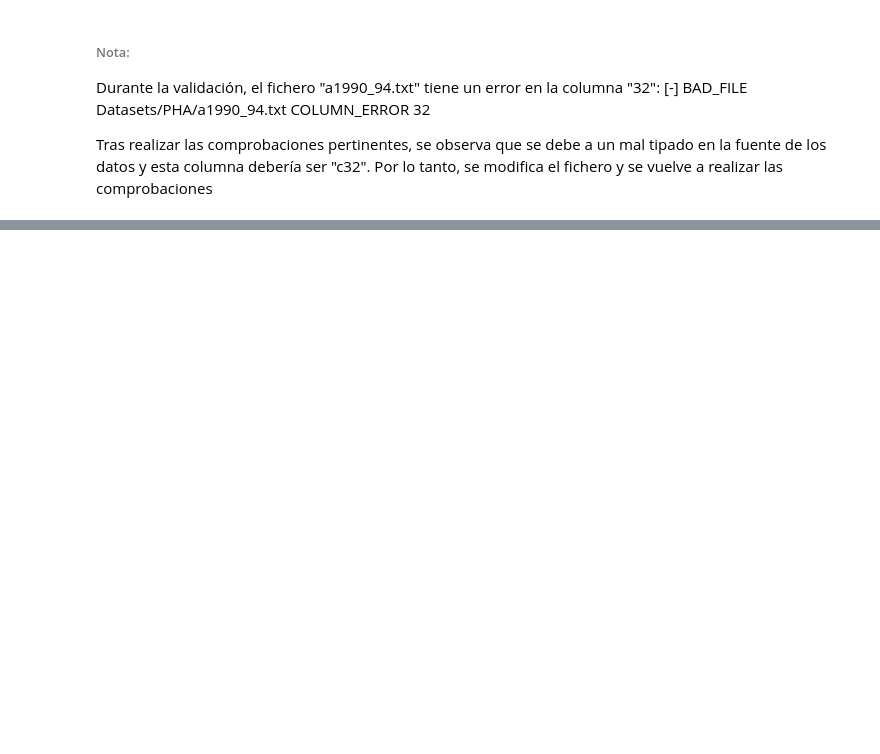
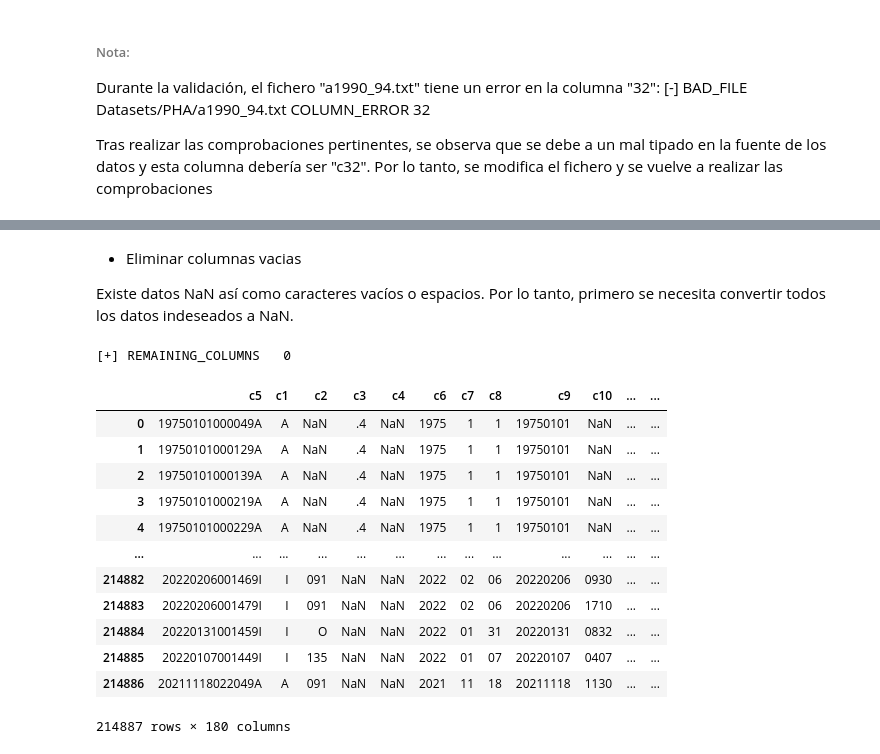
Before and after one commit to Vic-silo/TFM-EIP, a Jupyter notebook: ML-Models/PHA-Datasets.ipynb, the cells around one changed output, grey strips where cells are left out. Cells and saved outputs as stored; diff of their text form; code cells hidden in the pictures; blank space fills up the shorter version.

```diff
--- a/ML-Models/PHA-Datasets.ipynb
+++ b/ML-Models/PHA-Datasets.ipynb
@@ -181,0 +221,45 @@ Una vez validado el dataframe, debido al gran volumen de datos que existe, se gu
+# %% [markdown]
+- Eliminar columnas vacias
+
+Existe datos NaN así como caracteres vacíos o espacios. Por lo tanto, primero se necesita convertir todos los datos indeseados a NaN.
+# %%
+logging.basicConfig(filename='nan-convert.log', level=logging.DEBUG)
+
+def clean_data(value):
+    # Si se trata de un valor en blanco sustituir a NaN
+    try:
+        if isinstance(value, str) and (value.isspace() or value == ''):
+            return np.nan
+
+        return value
+
+    except Exception as e:
+        logging.info(f'[-] ERROR\t{e.__str__()}\tcol:{column}\trow:{i}\tvalue:{value}')
+        return value
+# %%
+# Iterar sobre todas las columnas y comprobar sus valores
+columns = len(df_clean.columns)
+
+for column in df_clean.columns:
+    # Utilizar compresion de listas y aplicar el filtrado de valores
+    values = [clean_data(value) for value in df_clean[column]]
+    df_clean[column] = values
+    columns -= 1
+    print(f'[+] REMAINING_COLUMNS\t{columns}\t', end='\r')
+
+df_clean
+# %% [output]
+[+] REMAINING_COLUMNS   0
+|  | c5 | c1 | c2 | c3 | c4 | c6 | c7 | c8 | c9 | c10 | ... | ... |
+| 0 | 19750101000049A | A | NaN | .4 | NaN | 1975 | 1 | 1 | 19750101 | NaN | ... | ... |
+| 1 | 19750101000129A | A | NaN | .4 | NaN | 1975 | 1 | 1 | 19750101 | NaN | ... | ... |
+| 2 | 19750101000139A | A | NaN | .4 | NaN | 1975 | 1 | 1 | 19750101 | NaN | ... | ... |
+| 3 | 19750101000219A | A | NaN | .4 | NaN | 1975 | 1 | 1 | 19750101 | NaN | ... | ... |
+| 4 | 19750101000229A | A | NaN | .4 | NaN | 1975 | 1 | 1 | 19750101 | NaN | ... | ... |
+| ... | ... | ... | ... | ... | ... | ... | ... | ... | ... | ... | ... | ... |
+| 214882 | 20220206001469I | I | 091 | NaN | NaN | 2022 | 02 | 06 | 20220206 | 0930 | ... | ... |
+| 214883 | 20220206001479I | I | 091 | NaN | NaN | 2022 | 02 | 06 | 20220206 | 1710 | ... | ... |
+| 214884 | 20220131001459I | I | O | NaN | NaN | 2022 | 01 | 31 | 20220131 | 0832 | ... | ... |
+| 214885 | 20220107001449I | I | 135 | NaN | NaN | 2022 | 01 | 07 | 20220107 | 0407 | ... | ... |
+| 214886 | 20211118022049A | A | 091 | NaN | NaN | 2021 | 11 | 18 | 20211118 | 1130 | ... | ... |
+214887 rows × 180 columns
```
Also changed, not shown: parts of 56 cells of this notebook, 1 other file.
